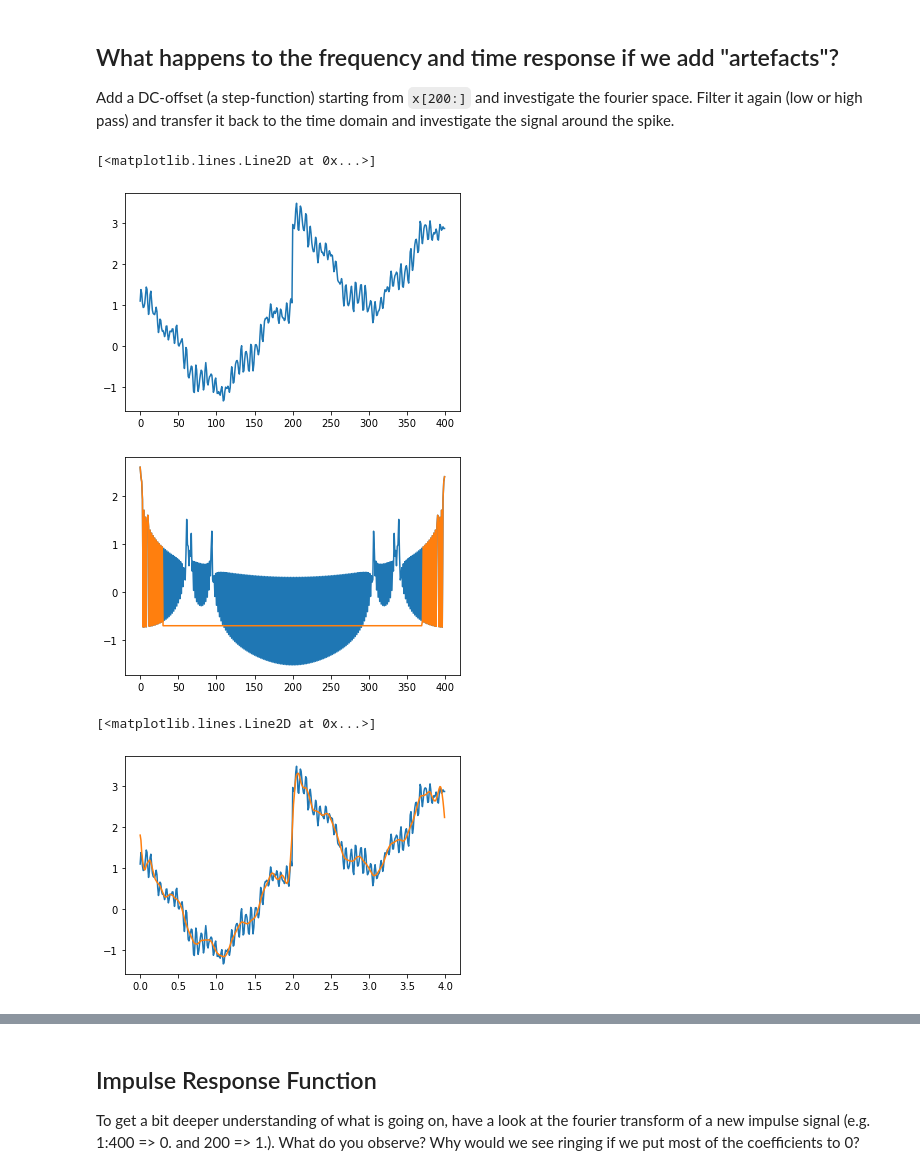
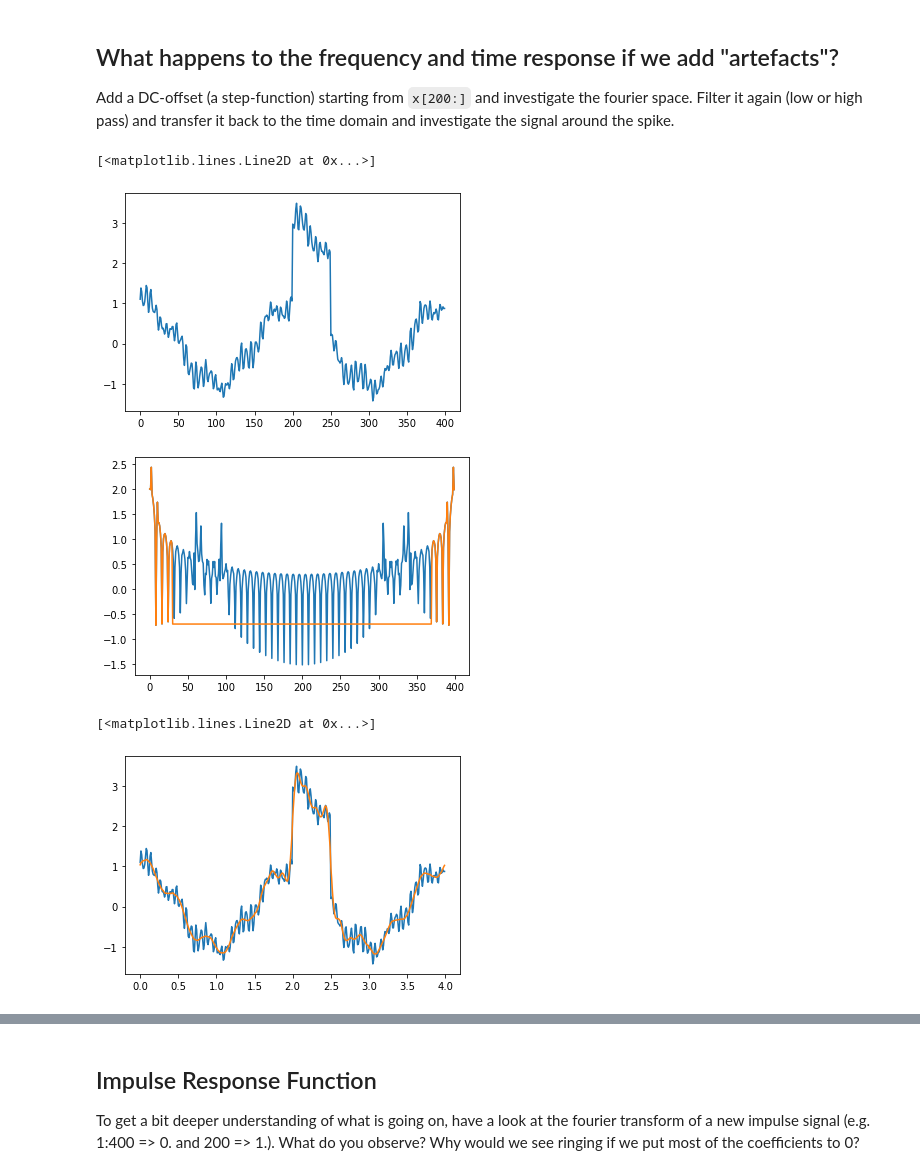
Before and after one commit to s-ccs/course_eeg_SS2022, a Jupyter notebook: exercises/solutions/ex2_filter.ipynb, the cells around one changed output, grey strips where cells are left out. Drawn from its saved outputs; the diff is of its cells as text; code cells hidden in the pictures.

```diff
--- a/exercises/solutions/ex2_filter.ipynb
+++ b/exercises/solutions/ex2_filter.ipynb
@@ -94,12 +91,13 @@ ang.shape
 ## What happens to the frequency and time response if we add "artefacts"?
  Add a DC-offset (a step-function) starting from `x[200:]` and investigate the fourier space. Filter it again (low or high pass) and transfer it back to the time domain and investigate the signal around the spike.
 # %%
-xtmp = x
-xtmp[200:] = xtmp[200:]+2
+xtmp = x.copy()
+xtmp[200:250] = xtmp[200:250]+2
+
 plt.plot(xtmp)
 # %% [output]
 [<matplotlib.lines.Line2D at 0x...>]
-[figure, old version]
+[figure, new version]
 # %%
 
 ang = np.angle(scp.fft.fft(xtmp))
@@ -111,7 +109,7 @@ plt.show()
 plt.plot(t,xtmp)
 plt.plot(t,scp.fft.ifft(mag*np.exp(1j*ang)).real)
 # %% [output]
-[figure, old version]
+[figure, new version]
 [<matplotlib.lines.Line2D at 0x...>]
-[figure, old version]
+[figure, new version]
 # %%
```
Also changed, not shown: parts of 12 cells of this notebook, 1 other file.
